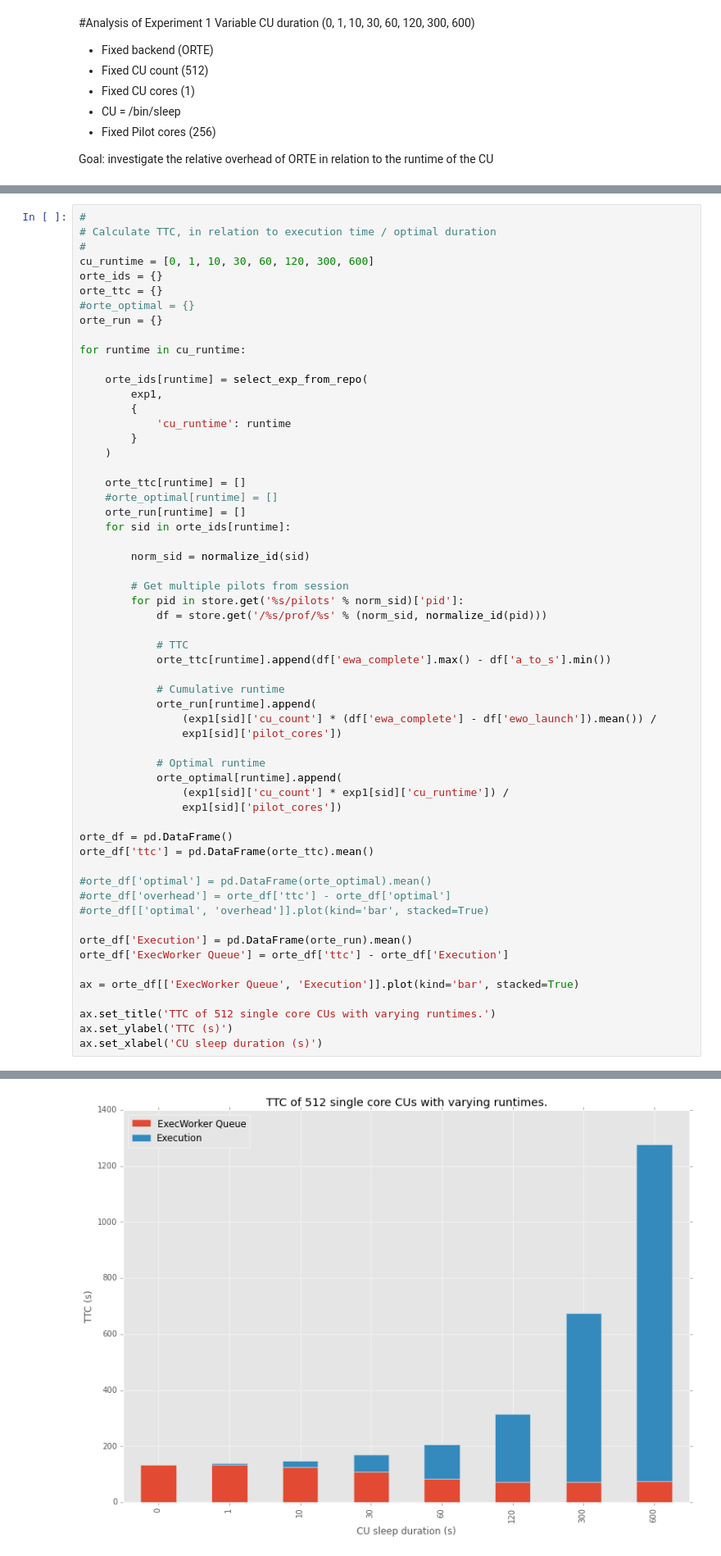
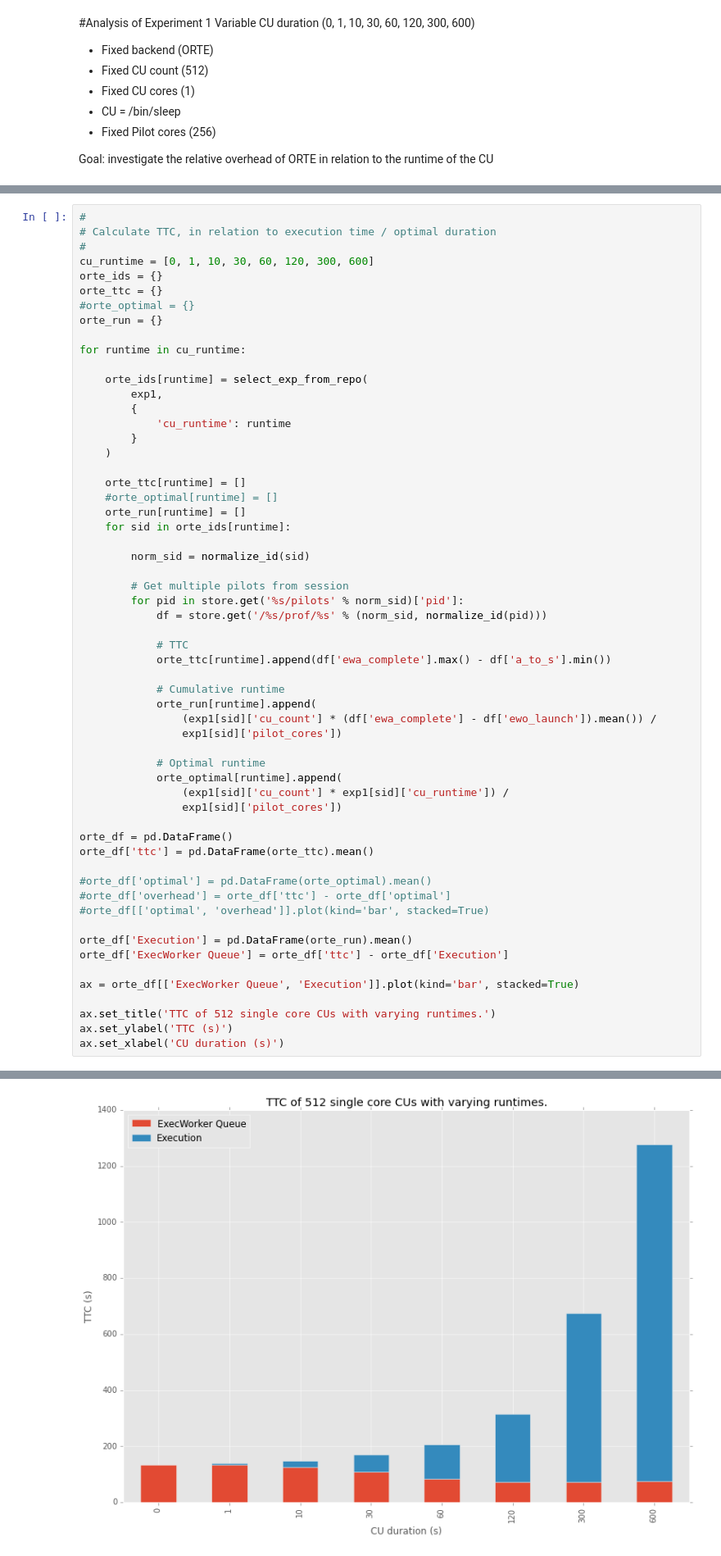
Before and after one commit to radical-experiments/rp-orte-bw, a Jupyter notebook: notebooks/bw_experiments.ipynb, the cells around one changed output, grey strips where cells are left out. Shown at 82% size. Cells and saved outputs as stored; diff of their text form.

```diff
--- a/notebooks/bw_experiments.ipynb
+++ b/notebooks/bw_experiments.ipynb
@@ -543,35 +543,35 @@ for runtime in cu_runtime:
 
             # TTC
             orte_ttc[runtime].append(df['ewa_complete'].max() - df['a_to_s'].min())
 
             # Cumulative runtime
             orte_run[runtime].append(
                 (exp1[sid]['cu_count'] * (df['ewa_complete'] - df['ewo_launch']).mean()) /
                 exp1[sid]['pilot_cores'])
 
             # Optimal runtime
             orte_optimal[runtime].append(
                 (exp1[sid]['cu_count'] * exp1[sid]['cu_runtime']) /
                 exp1[sid]['pilot_cores'])
 
 orte_df = pd.DataFrame()
 orte_df['ttc'] = pd.DataFrame(orte_ttc).mean()
 
 #orte_df['optimal'] = pd.DataFrame(orte_optimal).mean()
 #orte_df['overhead'] = orte_df['ttc'] - orte_df['optimal']
 #orte_df[['optimal', 'overhead']].plot(kind='bar', stacked=True)
 
 orte_df['Execution'] = pd.DataFrame(orte_run).mean()
 orte_df['ExecWorker Queue'] = orte_df['ttc'] - orte_df['Execution']
 
 ax = orte_df[['ExecWorker Queue', 'Execution']].plot(kind='bar', stacked=True)
 
 ax.set_title('TTC of 512 single core CUs with varying runtimes.')
 ax.set_ylabel('TTC (s)')
-ax.set_xlabel('CU sleep duration (s)')
+ax.set_xlabel('CU duration (s)')
 # %% [output]
 <matplotlib.text.Text at 0x...>
-[figure, old version]
+[figure, new version]
 # %%
 #
 # Calculate efficiency
```
Also changed, not shown: parts of 5 cells of this notebook.
